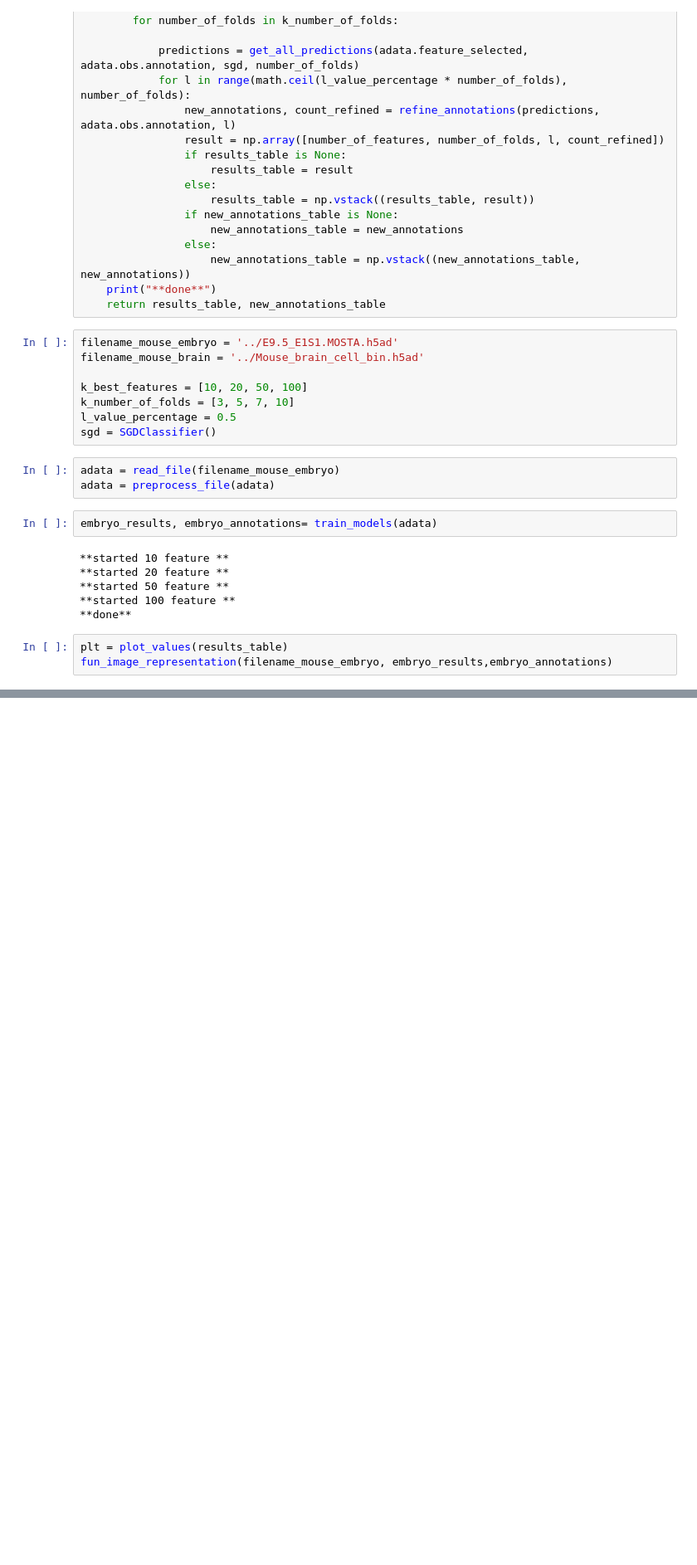
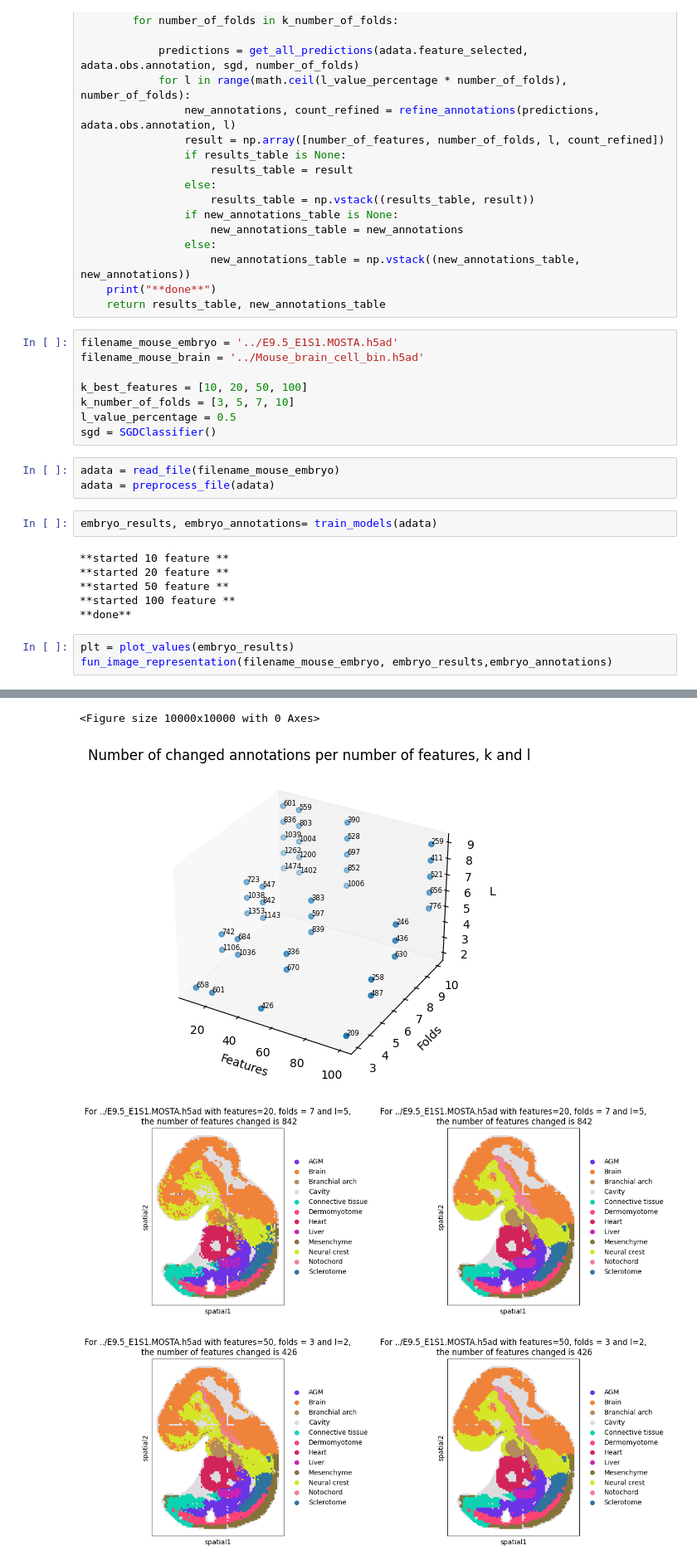
Before and after one commit to Aleks1706/gi2023_project, a Jupyter notebook: gi_projekat.ipynb, the cells around one changed output, grey strips where cells are left out. Shown at 83% size. Drawn from its saved outputs; the diff is of its cells as text; blank space fills up the shorter version.

Commit message:
kernel started working agiain, results are here

```diff
--- a/gi_projekat.ipynb
+++ b/gi_projekat.ipynb
@@ -162,5 +162,6 @@ embryo_results, embryo_annotations= train_models(adata)
 **started 100 feature **
 **done**
 # %%
-plt = plot_values(results_table)
+plt = plot_values(embryo_results)
 fun_image_representation(filename_mouse_embryo, embryo_results,embryo_annotations)
+# %% [output]
@@ -166,0 +171,4 @@ fun_image_representation(filename_mouse_embryo, embryo_results,embryo_annotation
+<Figure size 10000x10000 with 0 Axes>
+[figure, added]
+[figure, added]
+[figure, added]
```
Also changed, not shown: parts of 4 cells of this notebook.
